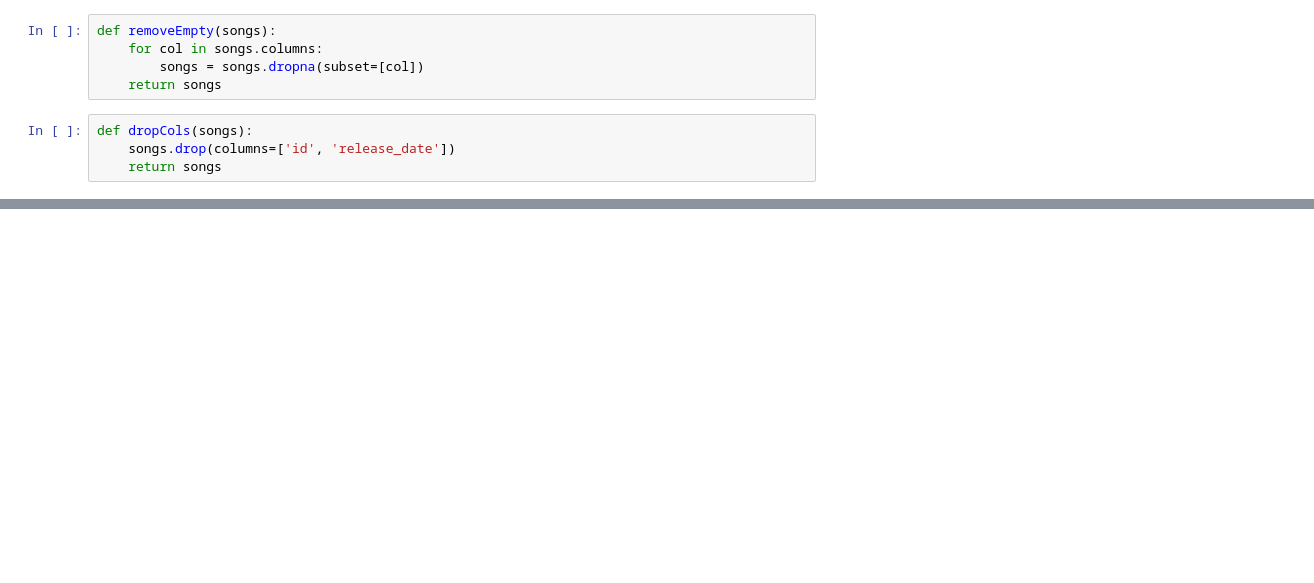
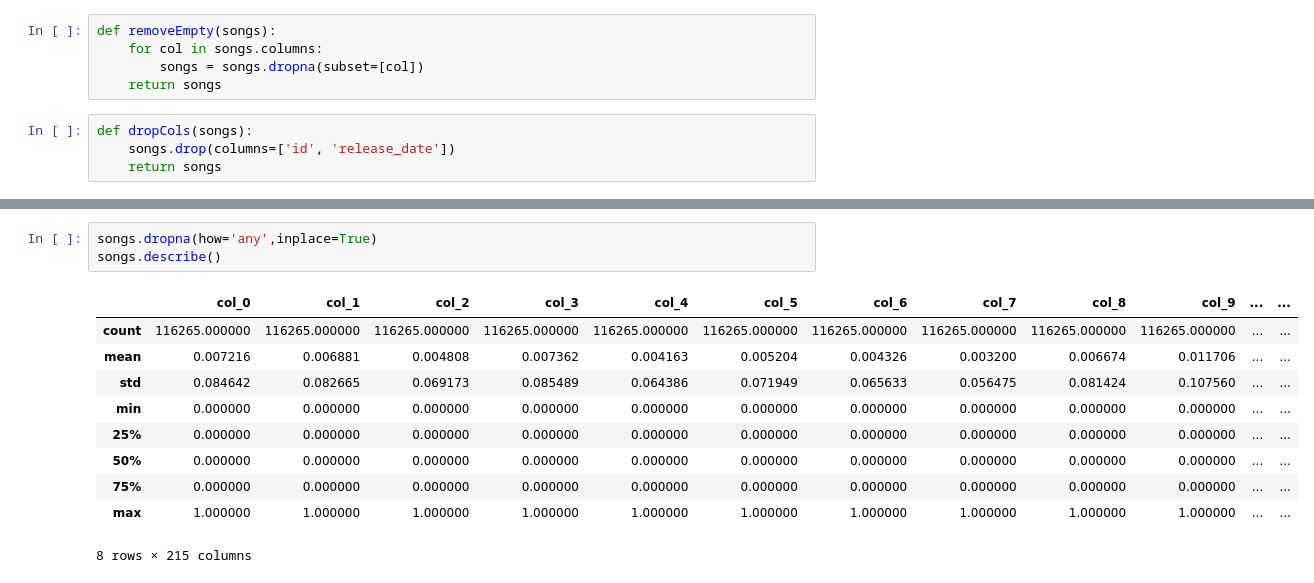
Before and after one commit to tempTeamName/ML, a Jupyter notebook: preprocessing.ipynb, the cells around one changed output, grey strips where cells are left out. Saved outputs shown, nothing was run; the diff lists cells and outputs as text; blank space fills up the shorter version.

```diff
--- a/preprocessing.ipynb
+++ b/preprocessing.ipynb
@@ -141,0 +120,14 @@ print(songs.head())
+# %%
+songs.dropna(how='any',inplace=True)
+songs.describe()
+# %% [output]
+|  | col_0 | col_1 | col_2 | col_3 | col_4 | col_5 | col_6 | col_7 | col_8 | col_9 | ... | ... |
+| count | 116265.000000 | 116265.000000 | 116265.000000 | 116265.000000 | 116265.000000 | 116265.000000 | 116265.000000 | 116265.000000 | 116265.000000 | 116265.000000 | ... | ... |
+| mean | 0.007216 | 0.006881 | 0.004808 | 0.007362 | 0.004163 | 0.005204 | 0.004326 | 0.003200 | 0.006674 | 0.011706 | ... | ... |
+| std | 0.084642 | 0.082665 | 0.069173 | 0.085489 | 0.064386 | 0.071949 | 0.065633 | 0.056475 | 0.081424 | 0.107560 | ... | ... |
+| min | 0.000000 | 0.000000 | 0.000000 | 0.000000 | 0.000000 | 0.000000 | 0.000000 | 0.000000 | 0.000000 | 0.000000 | ... | ... |
+| 25% | 0.000000 | 0.000000 | 0.000000 | 0.000000 | 0.000000 | 0.000000 | 0.000000 | 0.000000 | 0.000000 | 0.000000 | ... | ... |
+| 50% | 0.000000 | 0.000000 | 0.000000 | 0.000000 | 0.000000 | 0.000000 | 0.000000 | 0.000000 | 0.000000 | 0.000000 | ... | ... |
+| 75% | 0.000000 | 0.000000 | 0.000000 | 0.000000 | 0.000000 | 0.000000 | 0.000000 | 0.000000 | 0.000000 | 0.000000 | ... | ... |
+| max | 1.000000 | 1.000000 | 1.000000 | 1.000000 | 1.000000 | 1.000000 | 1.000000 | 1.000000 | 1.000000 | 1.000000 | ... | ... |
+8 rows × 215 columns
```
Also changed, not shown: parts of 8 cells of this notebook, 18 other files.
